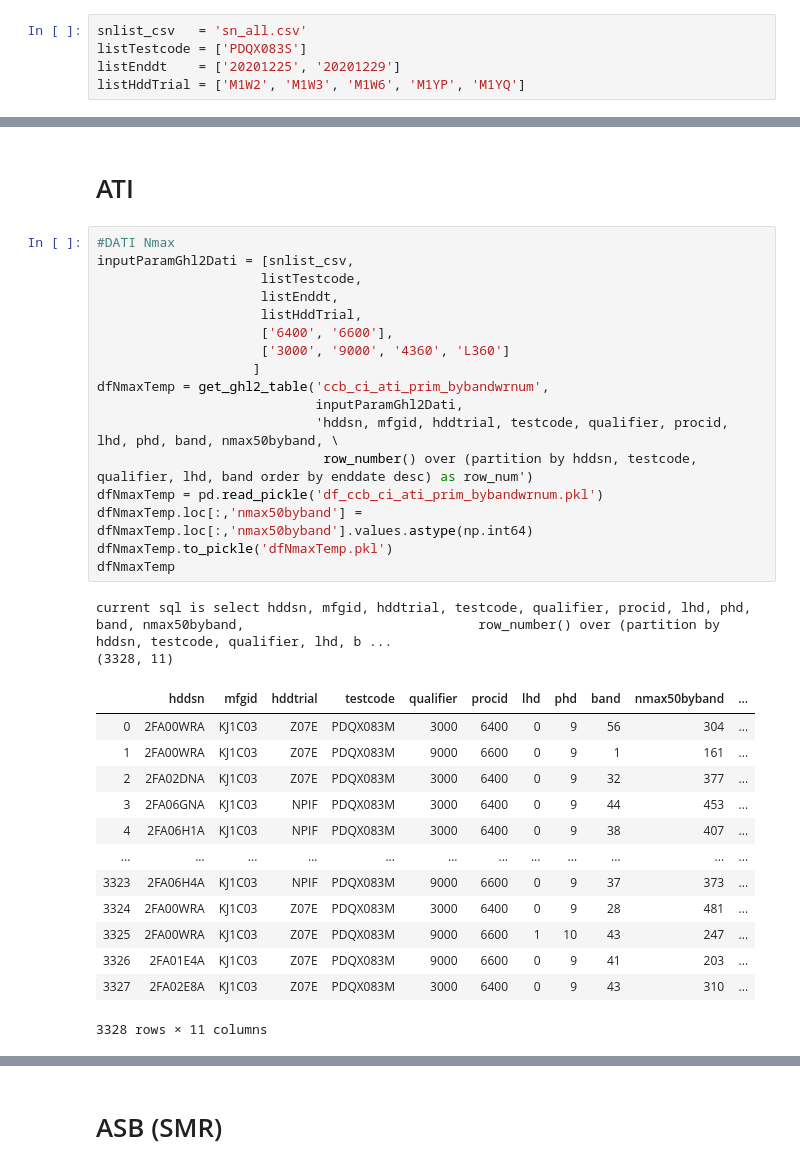
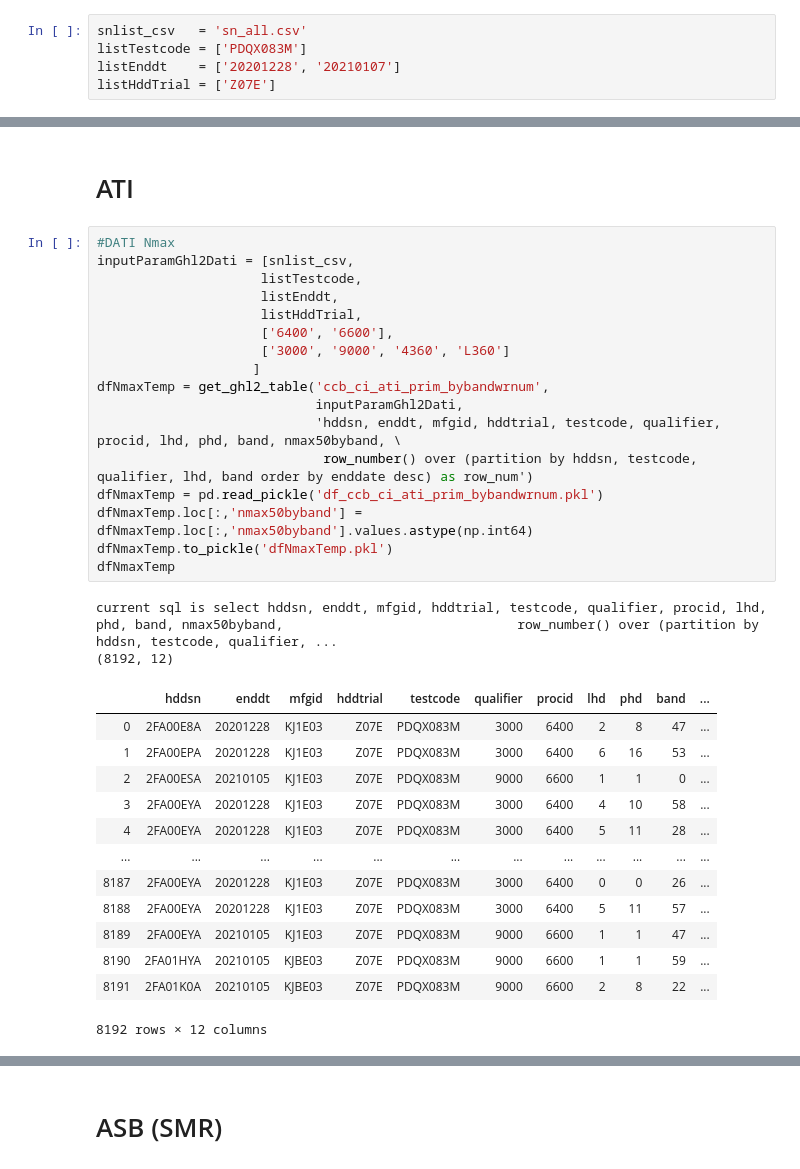
Before and after one commit to kiughigk/mfgcmd_ttr, a Jupyter notebook: notebook/prep_data.ipynb, the cells around one changed output, grey strips where cells are left out. Drawn from its saved outputs; the diff is of its cells as text.

```diff
--- a/notebook/prep_data.ipynb
+++ b/notebook/prep_data.ipynb
@@ -168,9 +168,9 @@ def get_nth_char (strList, index=0):
     return(a)
 # %%
 snlist_csv   = 'sn_all.csv'
-listTestcode = ['PDQX083S']
-listEnddt    = ['20201225', '20201229']
-listHddTrial = ['M1W2', 'M1W3', 'M1W6', 'M1YP', 'M1YQ']
+listTestcode = ['PDQX083M']
+listEnddt    = ['20201228', '20210107']
+listHddTrial = ['Z07E']
 # %% [markdown]
 # Head Map Check
 # %%
@@ -818,36 +750,36 @@ current sql is select hddsn, enddate, pfcode, testcode, mfgid, mfgid_5, hddtrial
 # %%
 #DATI Nmax
 inputParamGhl2Dati = [snlist_csv,
                      listTestcode,
                      listEnddt,
                      listHddTrial,
                      ['6400', '6600'],
                      ['3000', '9000', '4360', 'L360']
                     ]
 dfNmaxTemp = get_ghl2_table('ccb_ci_ati_prim_bybandwrnum',
                             inputParamGhl2Dati,
-                            'hddsn, mfgid, hddtrial, testcode, qualifier, procid, lhd, phd, band, nmax50byband, \
+                            'hddsn, enddt, mfgid, hddtrial, testcode, qualifier, procid, lhd, phd, band, nmax50byband, \
                              row_number() over (partition by hddsn, testcode, qualifier, lhd, band order by enddate desc) as row_num')
 dfNmaxTemp = pd.read_pickle('df_ccb_ci_ati_prim_bybandwrnum.pkl')
 dfNmaxTemp.loc[:,'nmax50byband'] = dfNmaxTemp.loc[:,'nmax50byband'].values.astype(np.int64)
 dfNmaxTemp.to_pickle('dfNmaxTemp.pkl')
 dfNmaxTemp
 # %% [output]
-current sql is select hddsn, mfgid, hddtrial, testcode, qualifier, procid, lhd, phd, band, nmax50byband,                              row_number() over (partition by hddsn, testcode, qualifier, lhd, b ...
-(3328, 11)
+current sql is select hddsn, enddt, mfgid, hddtrial, testcode, qualifier, procid, lhd, phd, band, nmax50byband,                              row_number() over (partition by hddsn, testcode, qualifier, ...
+(8192, 12)
-|  | hddsn | mfgid | hddtrial | testcode | qualifier | procid | lhd | phd | band | nmax50byband | ... |
-| 0 | 2FA00WRA | KJ1C03 | Z07E | PDQX083M | 3000 | 6400 | 0 | 9 | 56 | 304 | ... |
-| 1 | 2FA00WRA | KJ1C03 | Z07E | PDQX083M | 9000 | 6600 | 0 | 9 | 1 | 161 | ... |
-| 2 | 2FA02DNA | KJ1C03 | Z07E | PDQX083M | 3000 | 6400 | 0 | 9 | 32 | 377 | ... |
-| 3 | 2FA06GNA | KJ1C03 | NPIF | PDQX083M | 3000 | 6400 | 0 | 9 | 44 | 453 | ... |
-| 4 | 2FA06H1A | KJ1C03 | NPIF | PDQX083M | 3000 | 6400 | 0 | 9 | 38 | 407 | ... |
+|  | hddsn | enddt | mfgid | hddtrial | testcode | qualifier | procid | lhd | phd | band | ... |
+| 0 | 2FA00E8A | 20201228 | KJ1E03 | Z07E | PDQX083M | 3000 | 6400 | 2 | 8 | 47 | ... |
+| 1 | 2FA00EPA | 20201228 | KJ1E03 | Z07E | PDQX083M | 3000 | 6400 | 6 | 16 | 53 | ... |
+| 2 | 2FA00ESA | 20210105 | KJ1E03 | Z07E | PDQX083M | 9000 | 6600 | 1 | 1 | 0 | ... |
+| 3 | 2FA00EYA | 20201228 | KJ1E03 | Z07E | PDQX083M | 3000 | 6400 | 4 | 10 | 58 | ... |
+| 4 | 2FA00EYA | 20201228 | KJ1E03 | Z07E | PDQX083M | 3000 | 6400 | 5 | 11 | 28 | ... |
 | ... | ... | ... | ... | ... | ... | ... | ... | ... | ... | ... | ... |
-| 3323 | 2FA06H4A | KJ1C03 | NPIF | PDQX083M | 9000 | 6600 | 0 | 9 | 37 | 373 | ... |
-| 3324 | 2FA00WRA | KJ1C03 | Z07E | PDQX083M | 3000 | 6400 | 0 | 9 | 28 | 481 | ... |
-| 3325 | 2FA00WRA | KJ1C03 | Z07E | PDQX083M | 9000 | 6600 | 1 | 10 | 43 | 247 | ... |
-| 3326 | 2FA01E4A | KJ1C03 | Z07E | PDQX083M | 9000 | 6600 | 0 | 9 | 41 | 203 | ... |
-| 3327 | 2FA02E8A | KJ1C03 | Z07E | PDQX083M | 3000 | 6400 | 0 | 9 | 43 | 310 | ... |
+| 8187 | 2FA00EYA | 20201228 | KJ1E03 | Z07E | PDQX083M | 3000 | 6400 | 0 | 0 | 26 | ... |
+| 8188 | 2FA00EYA | 20201228 | KJ1E03 | Z07E | PDQX083M | 3000 | 6400 | 5 | 11 | 57 | ... |
+| 8189 | 2FA00EYA | 20210105 | KJ1E03 | Z07E | PDQX083M | 9000 | 6600 | 1 | 1 | 47 | ... |
+| 8190 | 2FA01HYA | 20210105 | KJBE03 | Z07E | PDQX083M | 9000 | 6600 | 1 | 1 | 59 | ... |
+| 8191 | 2FA01K0A | 20210105 | KJBE03 | Z07E | PDQX083M | 9000 | 6600 | 2 | 8 | 22 | ... |
-3328 rows × 11 columns
+8192 rows × 12 columns
 # %%
 #DATI RV
 inputParamGhl2AtiRv = [snlist_csv,
```
Also changed, not shown: parts of 27 cells of this notebook.
